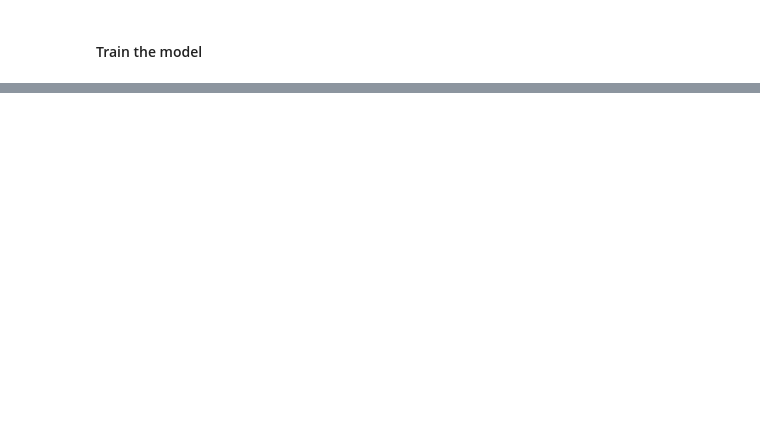
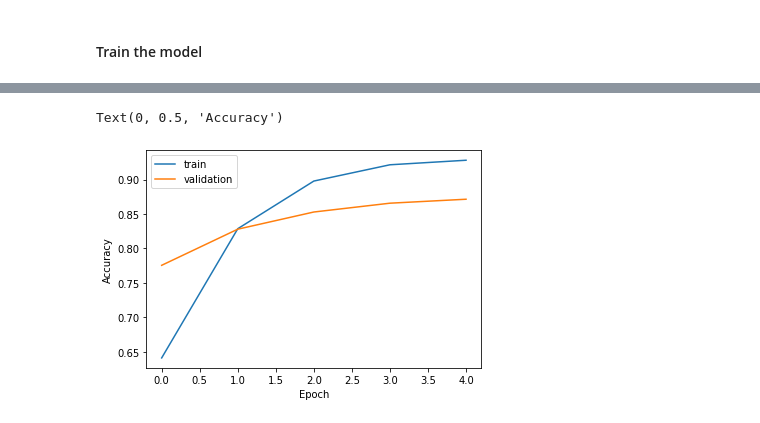
Before and after one commit to ChenHaoHere/Customising-your-models-with-TensorFlow-2-, a Jupyter notebook: tf.data.dataset.ipynb, the cells around one changed output, grey strips where cells are left out. Cells and saved outputs as stored; diff of their text form; code cells hidden in the pictures; blank space fills up the shorter version.

```diff
--- a/tf.data.dataset.ipynb
+++ b/tf.data.dataset.ipynb
@@ -1106,7 +1106,7 @@ _________________________________________________________________
 # %%
 # Create batched training and validation datasets
 
-train_dateset = train_dataset.batch(20, drop_remainder=True)
+train_dataset = train_dataset.batch(20, drop_remainder=True)
 validation_dataset = validation_dataset.batch(100)
 # %%
 # Shuffle the training data
@@ -1124,8 +1132,11 @@ ValueError: ignored
 # %%
 # Plot the training and validation accuracy
 
-plt.plot(history.epochs, history.history['accuracy'], label='train')
-plt.plot(history.epochs, history.history['val_accuracy'], label='validation')
+plt.plot(history.epoch, history.history['accuracy'], label='train')
+plt.plot(history.epoch, history.history['val_accuracy'], label='validation')
 plt.legend()
 plt.xlabel('Epoch')
 plt.ylabel('Accuracy')
+# %% [output]
+Text(0, 0.5, 'Accuracy')
+[figure, added]
```
Also changed, not shown: parts of 3 cells of this notebook.
